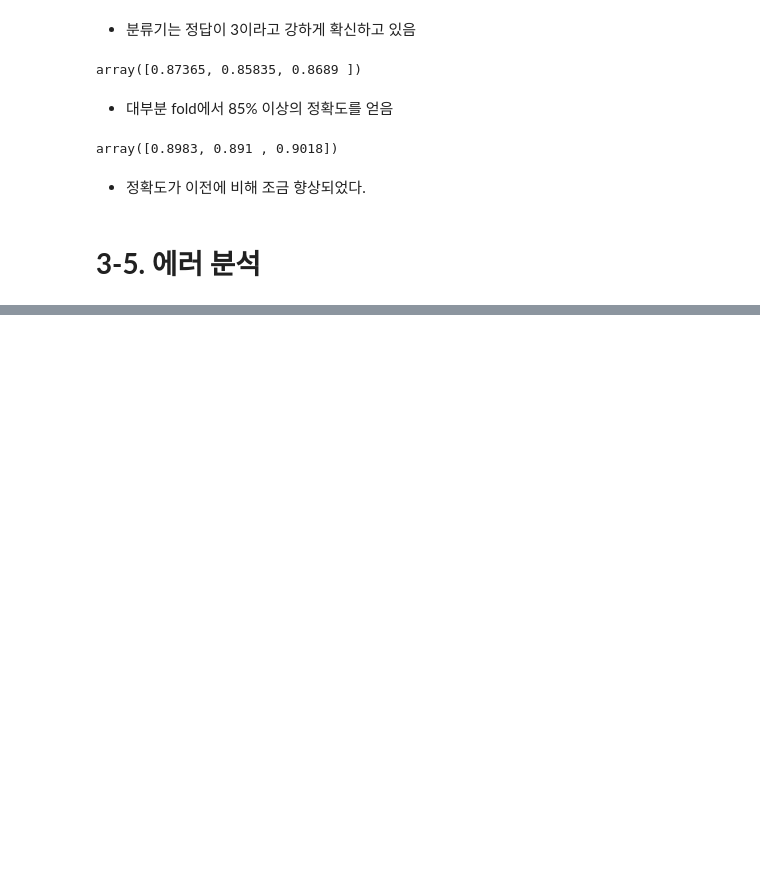
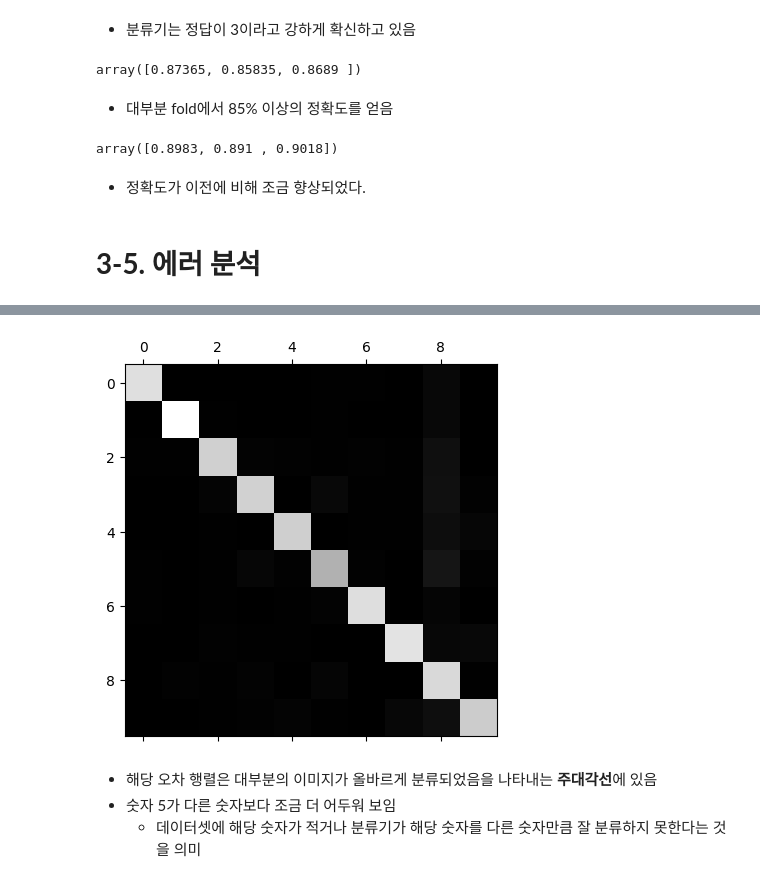
Before and after one commit to chasubeen/ESAA_8TH_OB, a Jupyter notebook: 핸즈온_3장_분류.ipynb, the cells around one changed output, grey strips where cells are left out. Drawn from its saved outputs; the diff is of its cells as text; code cells hidden in the pictures; blank space fills up the shorter version.

```diff
--- a/핸즈온_3장_분류.ipynb
+++ b/핸즈온_3장_분류.ipynb
@@ -420,3 +420,9 @@ array([0.8983, 0.891 , 0.9018])
 - 정확도가 이전에 비해 조금 향상되었다.
 # %% [markdown]
 # **3-5. 에러 분석**
+# %%
+### 1. 오차 행렬 분석
+
+y_train_pred = cross_val_predict(sgd_clf, X_train_scaled, y_train, cv = 3)
+conf_mx = confusion_matrix(y_train, y_train_pred)
+conf_mx
@@ -422,0 +440,11 @@ array([0.8983, 0.891 , 0.9018])
+# %%
+## 오차 행렬 -> 이미지
+
+plt.matshow(conf_mx, cmap = plt.cm.gray)
+plt.show()
+# %% [output]
+[figure, added]
+# %% [markdown]
+- 해당 오차 행렬은 대부분의 이미지가 올바르게 분류되었음을 나타내는 **주대각선**에 있음
+- 숫자 5가 다른 숫자보다 조금 더 어두워 보임
+  - 데이터셋에 해당 숫자가 적거나 분류기가 해당 숫자를 다른 숫자만큼 잘 분류하지 못한다는 것을 의미
```
Also changed, not shown: parts of 19 cells of this notebook.
